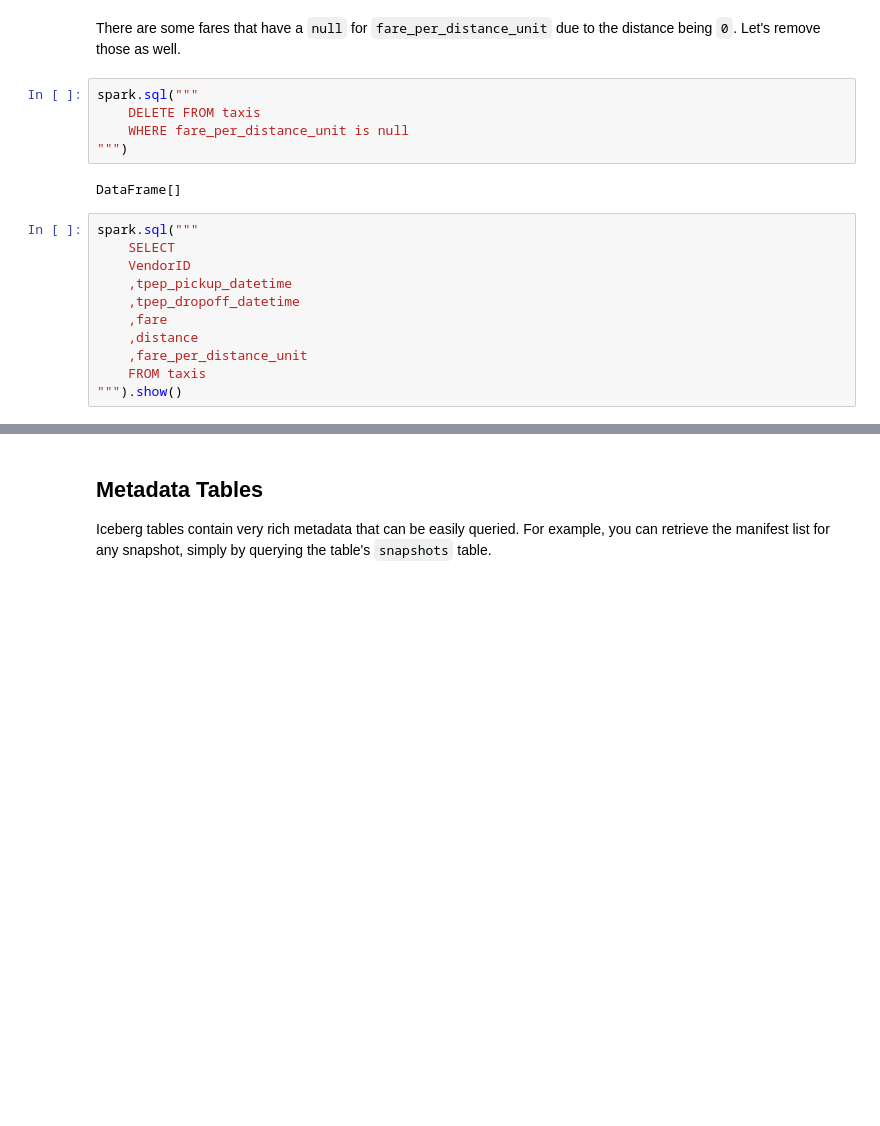
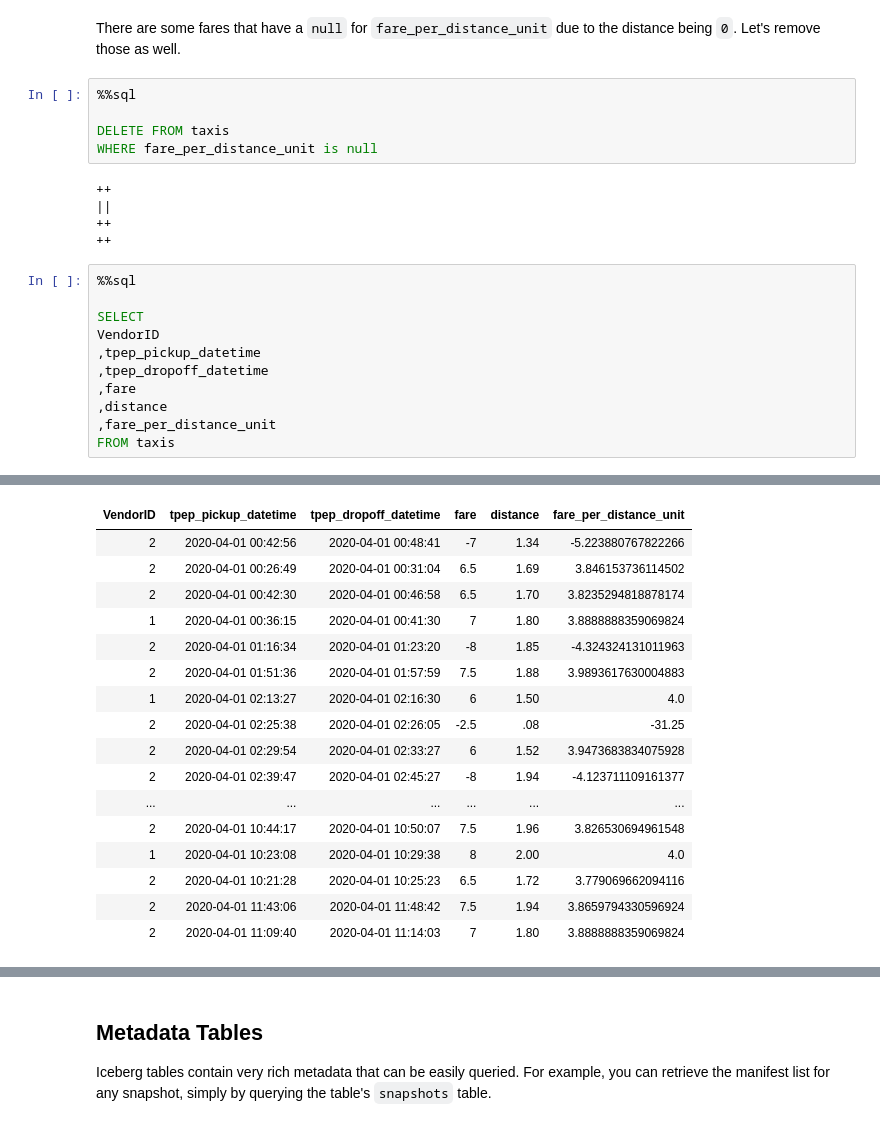
Before and after one commit to tabular-io/docker-spark-iceberg, a Jupyter notebook: notebooks/Iceberg - Getting Started.ipynb, the cells around one changed output, grey strips where cells are left out. Cells and saved outputs as stored; diff of their text form; blank space fills up the shorter version.

```diff
--- a/notebooks/Iceberg - Getting Started.ipynb
+++ b/notebooks/Iceberg - Getting Started.ipynb
@@ -103,21 +138,24 @@ DataFrame[]
 # %% [markdown]
 There are some fares that have a `null` for `fare_per_distance_unit` due to the distance being `0`. Let's remove those as well.
 # %%
-spark.sql("""
-    DELETE FROM taxis
-    WHERE fare_per_distance_unit is null
-""")
+%%sql
+
+DELETE FROM taxis
+WHERE fare_per_distance_unit is null
 # %% [output]
-DataFrame[]
+++
+||
+++
+++
 # %%
-spark.sql("""
-    SELECT
-    VendorID
-    ,tpep_pickup_datetime
-    ,tpep_dropoff_datetime
-    ,fare
-    ,distance
-    ,fare_per_distance_unit
-    FROM taxis
-""").show()
+%%sql
+
+SELECT
+VendorID
+,tpep_pickup_datetime
+,tpep_dropoff_datetime
+,fare
+,distance
+,fare_per_distance_unit
+FROM taxis
 # %% [output]
@@ -140,0 +162,17 @@ only showing top 20 rows
+| VendorID | tpep_pickup_datetime | tpep_dropoff_datetime | fare | distance | fare_per_distance_unit |
+| 2 | 2020-04-01 00:42:56 | 2020-04-01 00:48:41 | -7 | 1.34 | -5.223880767822266 |
+| 2 | 2020-04-01 00:26:49 | 2020-04-01 00:31:04 | 6.5 | 1.69 | 3.846153736114502 |
+| 2 | 2020-04-01 00:42:30 | 2020-04-01 00:46:58 | 6.5 | 1.70 | 3.8235294818878174 |
+| 1 | 2020-04-01 00:36:15 | 2020-04-01 00:41:30 | 7 | 1.80 | 3.8888888359069824 |
+| 2 | 2020-04-01 01:16:34 | 2020-04-01 01:23:20 | -8 | 1.85 | -4.324324131011963 |
+| 2 | 2020-04-01 01:51:36 | 2020-04-01 01:57:59 | 7.5 | 1.88 | 3.9893617630004883 |
+| 1 | 2020-04-01 02:13:27 | 2020-04-01 02:16:30 | 6 | 1.50 | 4.0 |
+| 2 | 2020-04-01 02:25:38 | 2020-04-01 02:26:05 | -2.5 | .08 | -31.25 |
+| 2 | 2020-04-01 02:29:54 | 2020-04-01 02:33:27 | 6 | 1.52 | 3.9473683834075928 |
+| 2 | 2020-04-01 02:39:47 | 2020-04-01 02:45:27 | -8 | 1.94 | -4.123711109161377 |
+| ... | ... | ... | ... | ... | ... |
+| 2 | 2020-04-01 10:44:17 | 2020-04-01 10:50:07 | 7.5 | 1.96 | 3.826530694961548 |
+| 1 | 2020-04-01 10:23:08 | 2020-04-01 10:29:38 | 8 | 2.00 | 4.0 |
+| 2 | 2020-04-01 10:21:28 | 2020-04-01 10:25:23 | 6.5 | 1.72 | 3.779069662094116 |
+| 2 | 2020-04-01 11:43:06 | 2020-04-01 11:48:42 | 7.5 | 1.94 | 3.8659794330596924 |
+| 2 | 2020-04-01 11:09:40 | 2020-04-01 11:14:03 | 7 | 1.80 | 3.8888888359069824 |
```
Also changed, not shown: parts of 21 cells of this notebook, 3 other files.
